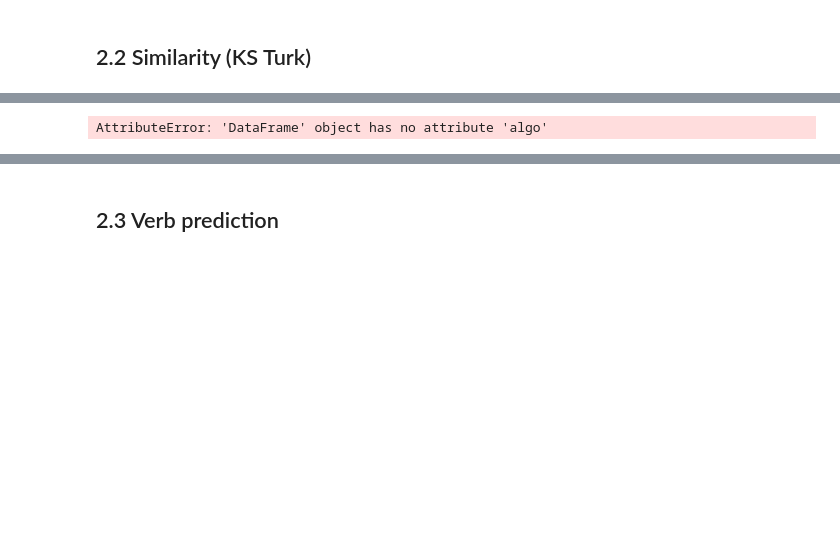
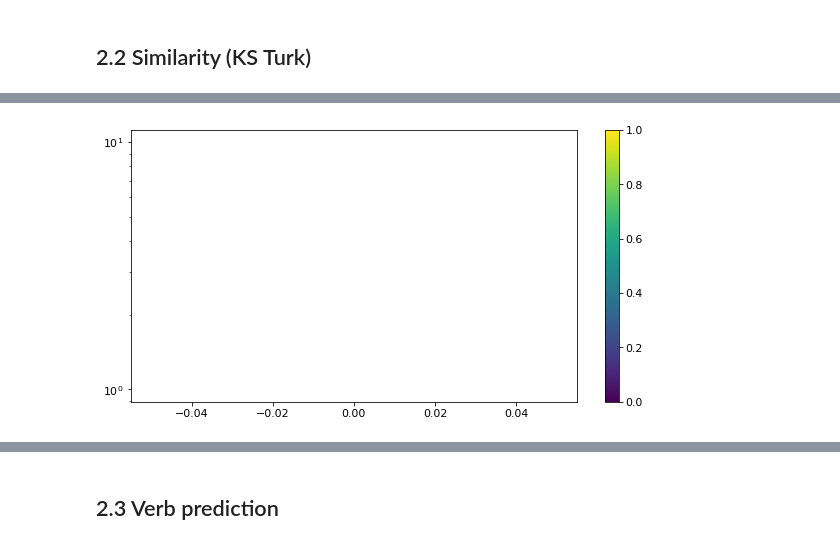
Before and after one commit to makrai/verb-tensor, a Jupyter notebook: eval.ipynb, the cells around one changed output, grey strips where cells are left out. Cells and saved outputs as stored; diff of their text form; code cells hidden in the pictures; blank space fills up the shorter version.

```diff
--- a/eval.ipynb
+++ b/eval.ipynb
@@ -451,14 +476,14 @@ if False:
     df1.pivot_table('corr', ['cutoff'], 'weight')[columns].plot(kind='bar', rot=0)
     plt.savefig('/home/makrai/repo/paper/CONLL21/verbtensor/img/svo-64')
 # %%
-df1 = df[(df.non_negative==0)&(df.algo=='tucker')&(df['weight']=='npmi')]
+df1 = df[(df.non_negative==0)&(df.decomp_algo=='tucker')&(df['weight']=='npmi')]
 plt.scatter(df1.cutoff, df1['rank'], c=df1['corr'])
 #plt.xscale('log')
 plt.yscale('log')
 plt.colorbar()
 plt.savefig('/home/makrai/repo/paper/CONLL21/verbtensor/img/svo-npmi-scatter.png')
 # %% [output]
-AttributeError: 'DataFrame' object has no attribute 'algo'
+[figure, added]
 # %%
 df2 = df[(df.weight=='npmi')&(df.non_negative==False)]
 df2.pivot_table('corr', 'rank', 'cutoff').plot(kind='bar', rot=0)
```
Also changed, not shown: parts of 15 cells of this notebook.
